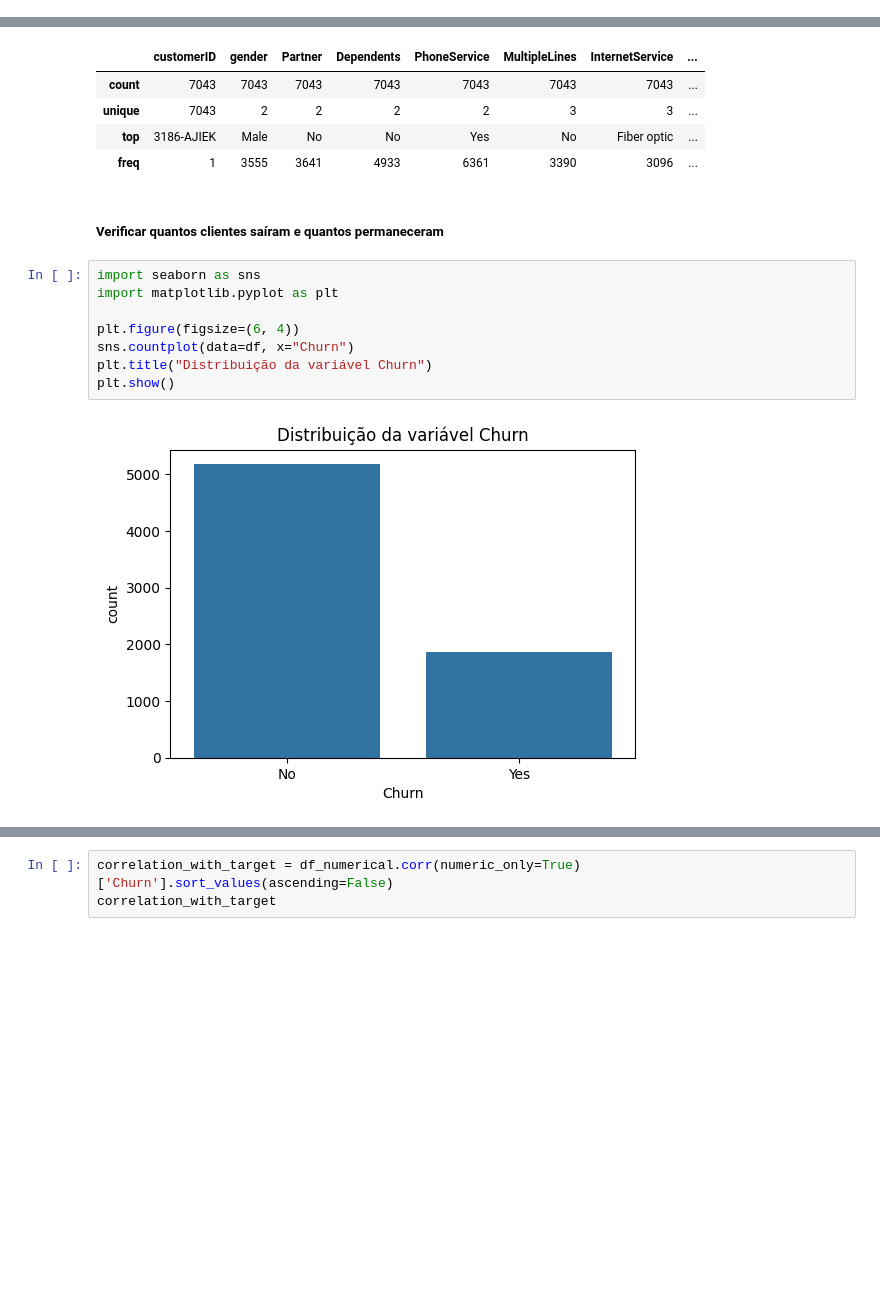
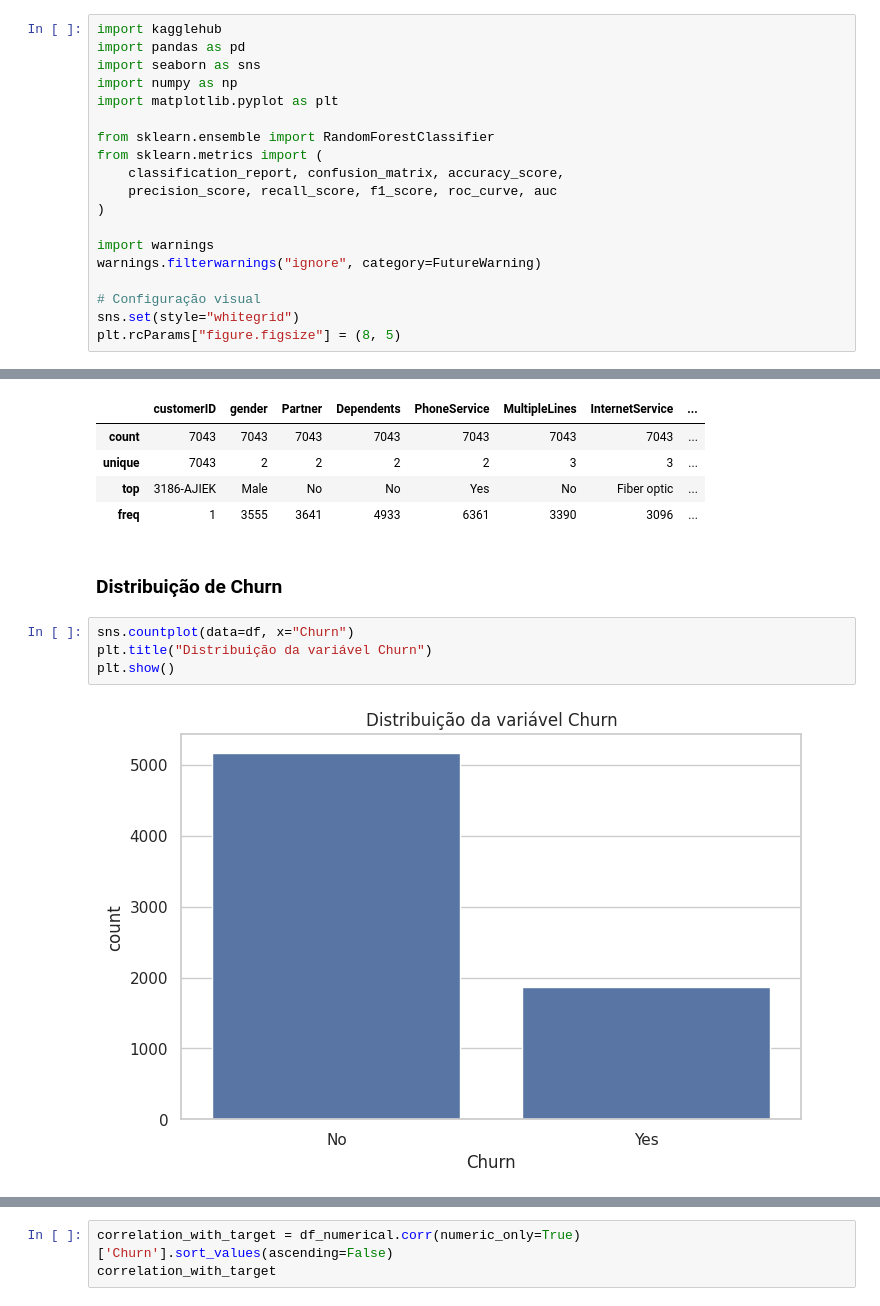
Before and after one commit to jonnathann/portifolio_ra, a Jupyter notebook: notebooks/churn_prediction.ipynb, the cells around one changed output, grey strips where cells are left out. Cells and saved outputs as stored; diff of their text form; blank space fills up the shorter version.

Commit message:
Churn prediction finalizado

```diff
--- a/notebooks/churn_prediction.ipynb
+++ b/notebooks/churn_prediction.ipynb
@@ -2,0 +3,19 @@
+# %%
+import kagglehub
+import pandas as pd
+import seaborn as sns
+import numpy as np
+import matplotlib.pyplot as plt
+
+from sklearn.ensemble import RandomForestClassifier
+from sklearn.metrics import (
+    classification_report, confusion_matrix, accuracy_score,
+    precision_score, recall_score, f1_score, roc_curve, auc
+)
+
+import warnings
+warnings.filterwarnings("ignore", category=FutureWarning)
+
+# Configuração visual
+sns.set(style="whitegrid")
+plt.rcParams["figure.figsize"] = (8, 5)
@@ -85,15 +103,11 @@ df.describe(include="object")
 | unique | 7043 | 2 | 2 | 2 | 2 | 3 | 3 | ... |
 | top | 3186-AJIEK | Male | No | No | Yes | No | Fiber optic | ... |
 | freq | 1 | 3555 | 3641 | 4933 | 6361 | 3390 | 3096 | ... |
-# %% [markdown]
-##### Verificar quantos clientes saíram e quantos permaneceram
+# %% [markdown]
+### Distribuição de Churn
 # %%
-import seaborn as sns
-import matplotlib.pyplot as plt
-
-plt.figure(figsize=(6, 4))
 sns.countplot(data=df, x="Churn")
 plt.title("Distribuição da variável Churn")
 plt.show()
 # %% [output]
-[figure, old version]
+[figure, new version]
```
Also changed, not shown: parts of 52 cells of this notebook.
